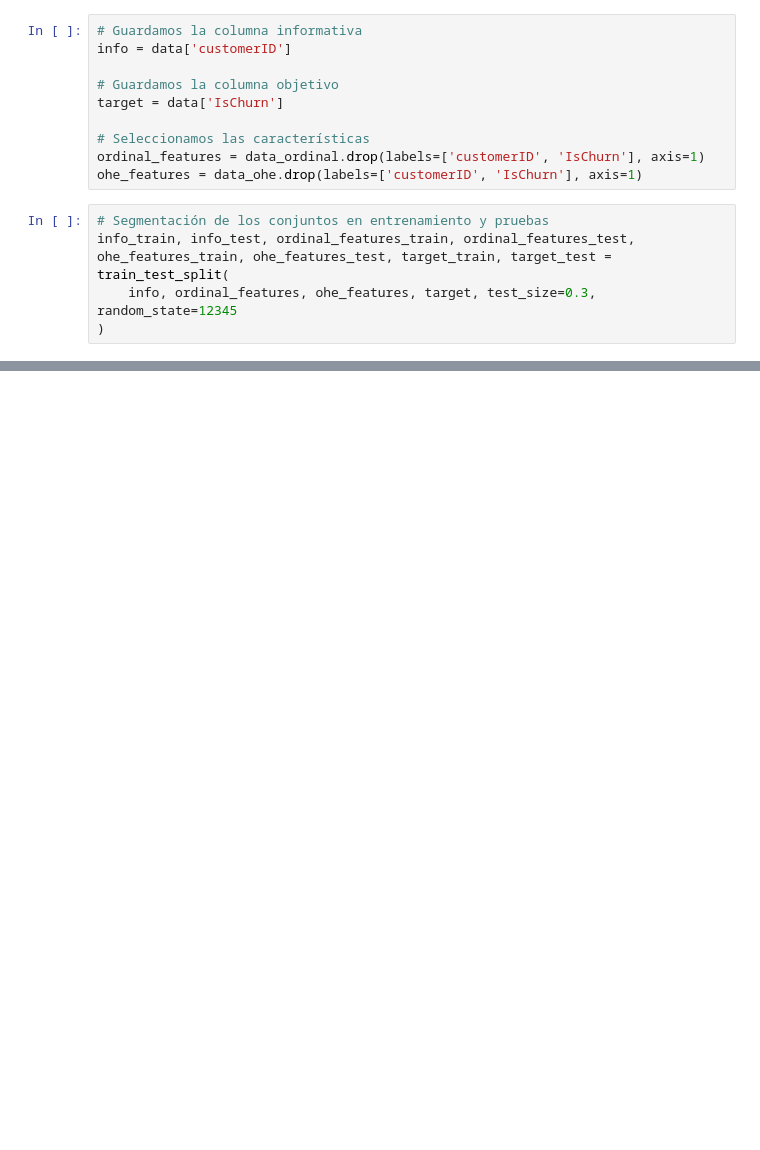
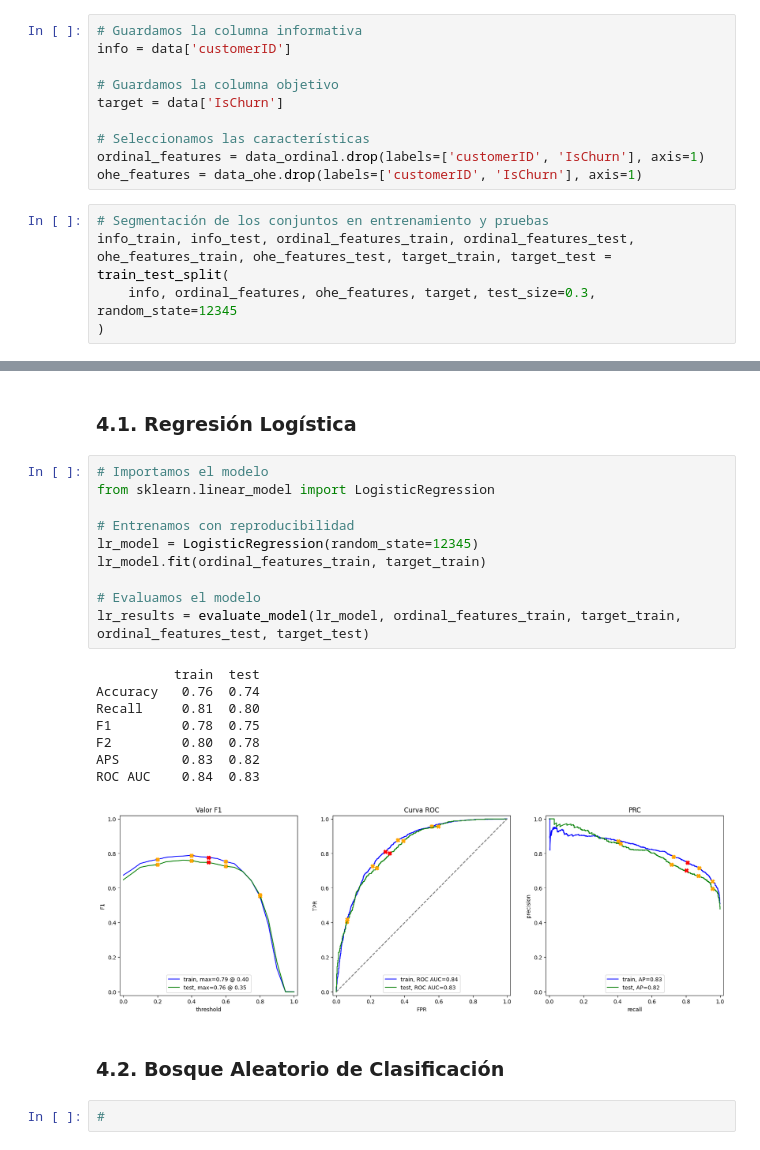
Before and after one commit to AndresCalvete-DataScientist/interconnect-customer-churn-prediction, a Jupyter notebook: notebooks/eda.ipynb, the cells around one changed output, grey strips where cells are left out. Drawn from its saved outputs; the diff is of its cells as text; blank space fills up the shorter version.

```diff
--- a/notebooks/eda.ipynb
+++ b/notebooks/eda.ipynb
@@ -1220,0 +1361,25 @@ info_train, info_test, ordinal_features_train, ordinal_features_test, ohe_featur
+# %% [markdown]
+### 4.1. Regresión Logística <a id='regression'></a>
+# %%
+# Importamos el modelo
+from sklearn.linear_model import LogisticRegression
+
+# Entrenamos con reproducibilidad
+lr_model = LogisticRegression(random_state=12345)
+lr_model.fit(ordinal_features_train, target_train)
+
+# Evaluamos el modelo
+lr_results = evaluate_model(lr_model, ordinal_features_train, target_train, ordinal_features_test, target_test)
+# %% [output]
+          train  test
+Accuracy   0.76  0.74
+Recall     0.81  0.80
+F1         0.78  0.75
+F2         0.80  0.78
+APS        0.83  0.82
+ROC AUC    0.84  0.83
+[figure, added]
+# %% [markdown]
+### 4.2. Bosque Aleatorio de Clasificación <a id='random_forest'></a>
+# %%
+#
```
Also changed, not shown: parts of 13 cells of this notebook.
